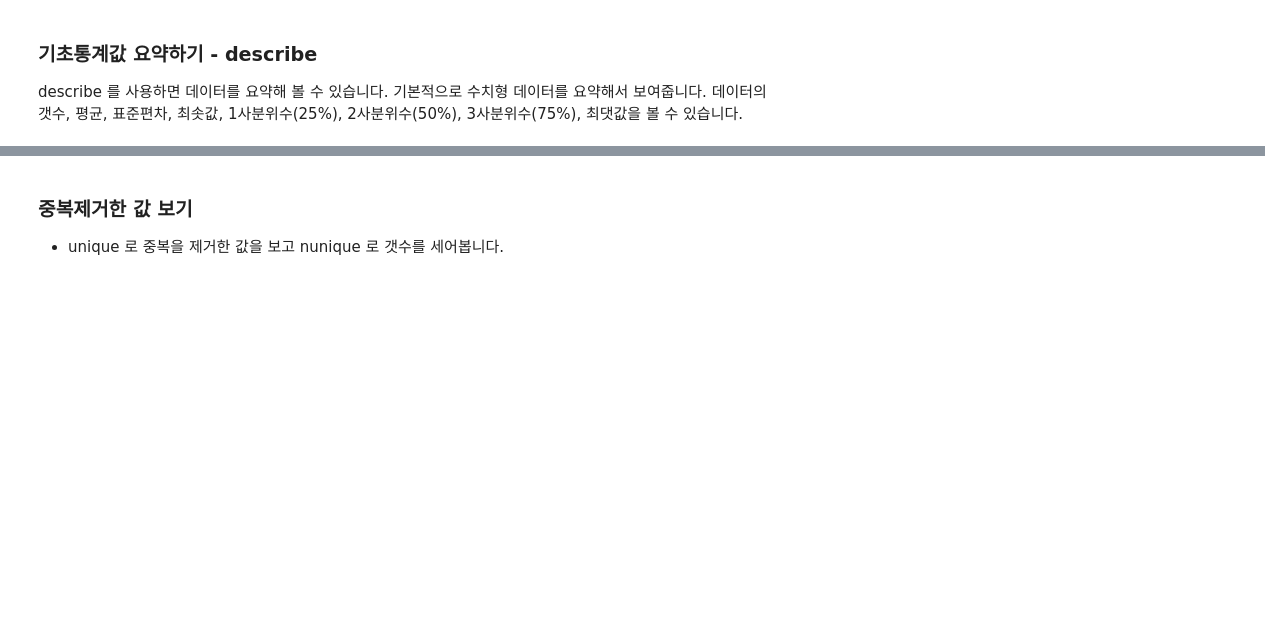
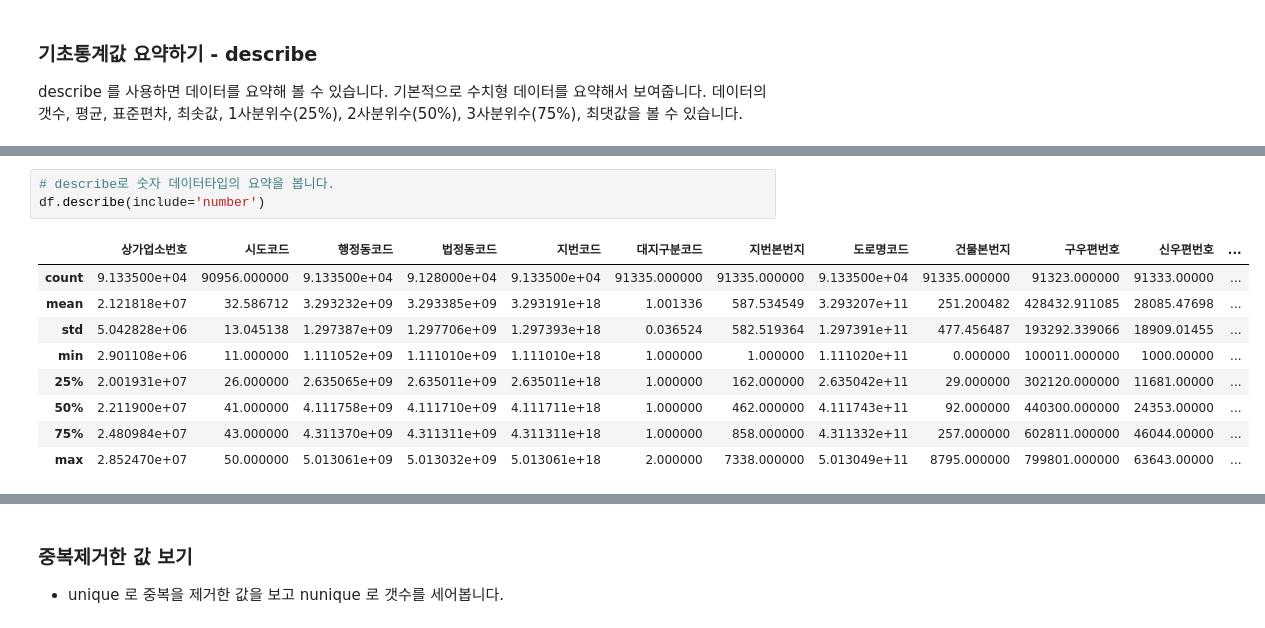
Before and after one commit to kinwa5/-9-16, a Jupyter notebook: open-data-analysis-input.ipynb, the cells around one changed output, grey strips where cells are left out. Cells and saved outputs as stored; diff of their text form; blank space fills up the shorter version.

```diff
--- a/open-data-analysis-input.ipynb
+++ b/open-data-analysis-input.ipynb
@@ -332,0 +387,13 @@ describe 를 사용하면 데이터를 요약해 볼 수 있습니다.
+# %%
+# describe로 숫자 데이터타입의 요약을 봅니다.
+df.describe(include='number')
+# %% [output]
+|  | 상가업소번호 | 시도코드 | 행정동코드 | 법정동코드 | 지번코드 | 대지구분코드 | 지번본번지 | 도로명코드 | 건물본번지 | 구우편번호 | 신우편번호 | ... |
+| count | 9.133500e+04 | 90956.000000 | 9.133500e+04 | 9.128000e+04 | 9.133500e+04 | 91335.000000 | 91335.000000 | 9.133500e+04 | 91335.000000 | 91323.000000 | 91333.00000 | ... |
+| mean | 2.121818e+07 | 32.586712 | 3.293232e+09 | 3.293385e+09 | 3.293191e+18 | 1.001336 | 587.534549 | 3.293207e+11 | 251.200482 | 428432.911085 | 28085.47698 | ... |
+| std | 5.042828e+06 | 13.045138 | 1.297387e+09 | 1.297706e+09 | 1.297393e+18 | 0.036524 | 582.519364 | 1.297391e+11 | 477.456487 | 193292.339066 | 18909.01455 | ... |
+| min | 2.901108e+06 | 11.000000 | 1.111052e+09 | 1.111010e+09 | 1.111010e+18 | 1.000000 | 1.000000 | 1.111020e+11 | 0.000000 | 100011.000000 | 1000.00000 | ... |
+| 25% | 2.001931e+07 | 26.000000 | 2.635065e+09 | 2.635011e+09 | 2.635011e+18 | 1.000000 | 162.000000 | 2.635042e+11 | 29.000000 | 302120.000000 | 11681.00000 | ... |
+| 50% | 2.211900e+07 | 41.000000 | 4.111758e+09 | 4.111710e+09 | 4.111711e+18 | 1.000000 | 462.000000 | 4.111743e+11 | 92.000000 | 440300.000000 | 24353.00000 | ... |
+| 75% | 2.480984e+07 | 43.000000 | 4.311370e+09 | 4.311311e+09 | 4.311311e+18 | 1.000000 | 858.000000 | 4.311332e+11 | 257.000000 | 602811.000000 | 46044.00000 | ... |
+| max | 2.852470e+07 | 50.000000 | 5.013061e+09 | 5.013032e+09 | 5.013061e+18 | 2.000000 | 7338.000000 | 5.013049e+11 | 8795.000000 | 799801.000000 | 63643.00000 | ... |
```
Also changed, not shown: parts of 25 cells of this notebook.
